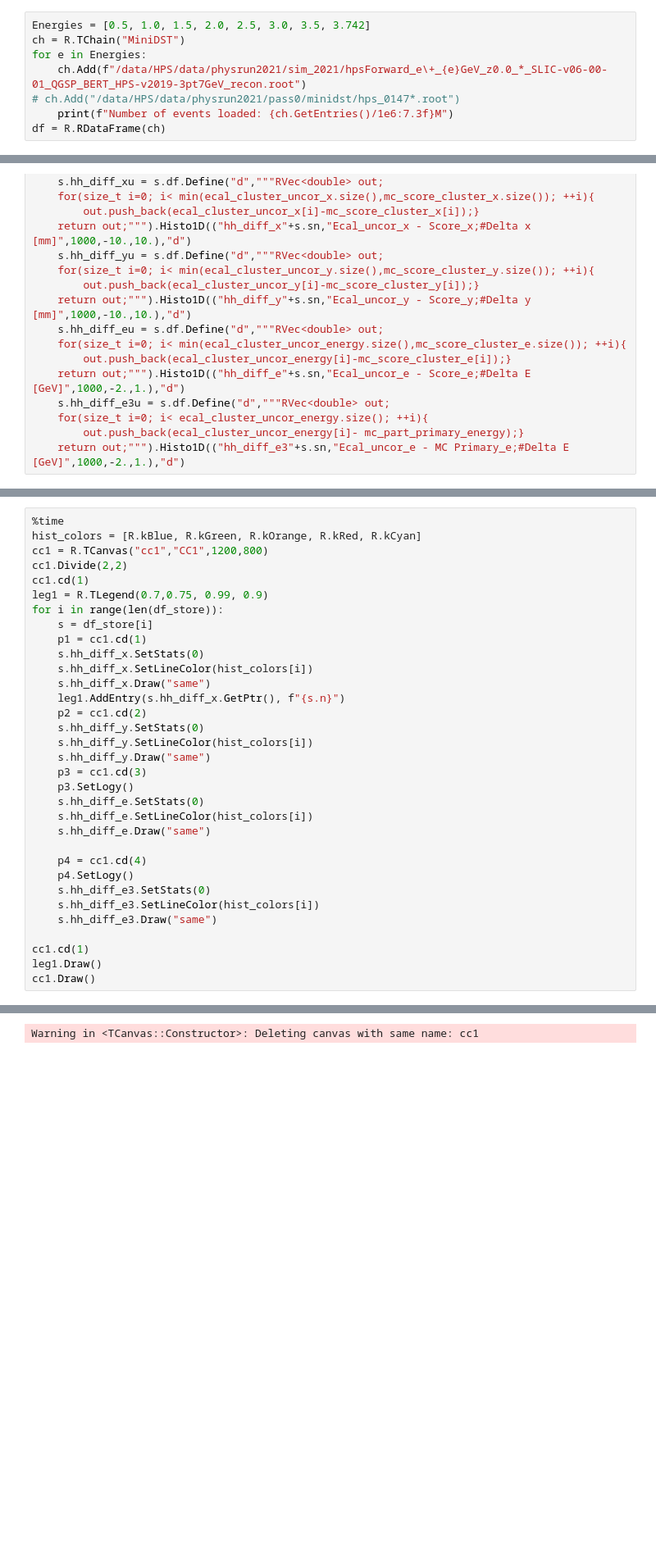
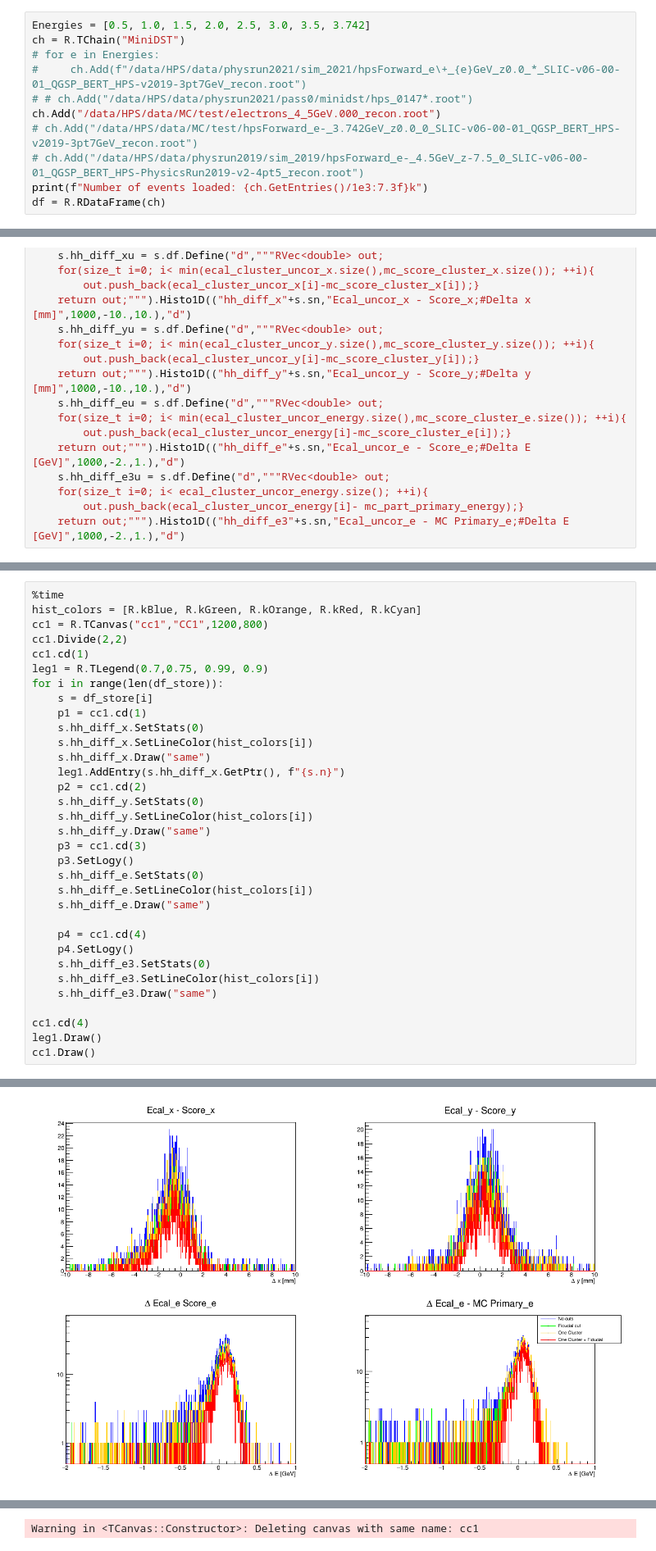
Before and after one commit to mholtrop/Analysis, a Jupyter notebook: MC2021/MC_Ecal_Analysis1.ipynb, the cells around one changed output, grey strips where cells are left out. Shown at 82% size. Cells and saved outputs as stored; diff of their text form; blank space fills up the shorter version.

```diff
--- a/MC2021/MC_Ecal_Analysis1.ipynb
+++ b/MC2021/MC_Ecal_Analysis1.ipynb
@@ -36,9 +44,12 @@ Recompile is not needed
 # %%
 Energies = [0.5, 1.0, 1.5, 2.0, 2.5, 3.0, 3.5, 3.742]
 ch = R.TChain("MiniDST")
-for e in Energies:
-    ch.Add(f"/data/HPS/data/physrun2021/sim_2021/hpsForward_e\+_{e}GeV_z0.0_*_SLIC-v06-00-01_QGSP_BERT_HPS-v2019-3pt7GeV_recon.root")
-# ch.Add("/data/HPS/data/physrun2021/pass0/minidst/hps_0147*.root")
-    print(f"Number of events loaded: {ch.GetEntries()/1e6:7.3f}M")
+# for e in Energies:
+#     ch.Add(f"/data/HPS/data/physrun2021/sim_2021/hpsForward_e\+_{e}GeV_z0.0_*_SLIC-v06-00-01_QGSP_BERT_HPS-v2019-3pt7GeV_recon.root")
+# # ch.Add("/data/HPS/data/physrun2021/pass0/minidst/hps_0147*.root")
+ch.Add("/data/HPS/data/MC/test/electrons_4_5GeV.000_recon.root")
+# ch.Add("/data/HPS/data/MC/test/hpsForward_e-_3.742GeV_z0.0_0_SLIC-v06-00-01_QGSP_BERT_HPS-v2019-3pt7GeV_recon.root")
+# ch.Add("/data/HPS/data/physrun2019/sim_2019/hpsForward_e-_4.5GeV_z-7.5_0_SLIC-v06-00-01_QGSP_BERT_HPS-PhysicsRun2019-v2-4pt5_recon.root")
+print(f"Number of events loaded: {ch.GetEntries()/1e3:7.3f}k")
 df = R.RDataFrame(ch)
 # %% [output]
@@ -261,7 +260,7 @@ for i in range(len(df_store)):
     s.hh_diff_e3.SetLineColor(hist_colors[i])
     s.hh_diff_e3.Draw("same")
 
-cc1.cd(1)
+cc1.cd(4)
 leg1.Draw()
 cc1.Draw()
 # %% [output]
@@ -271,3 +269,4 @@ Wall time: 3.1 µs
+[figure, added]
 # %%
 %time
 cc2 = R.TCanvas("cc1","CC1",1200,800)
```
Also changed, not shown: parts of 7 cells of this notebook, 12 other files.
